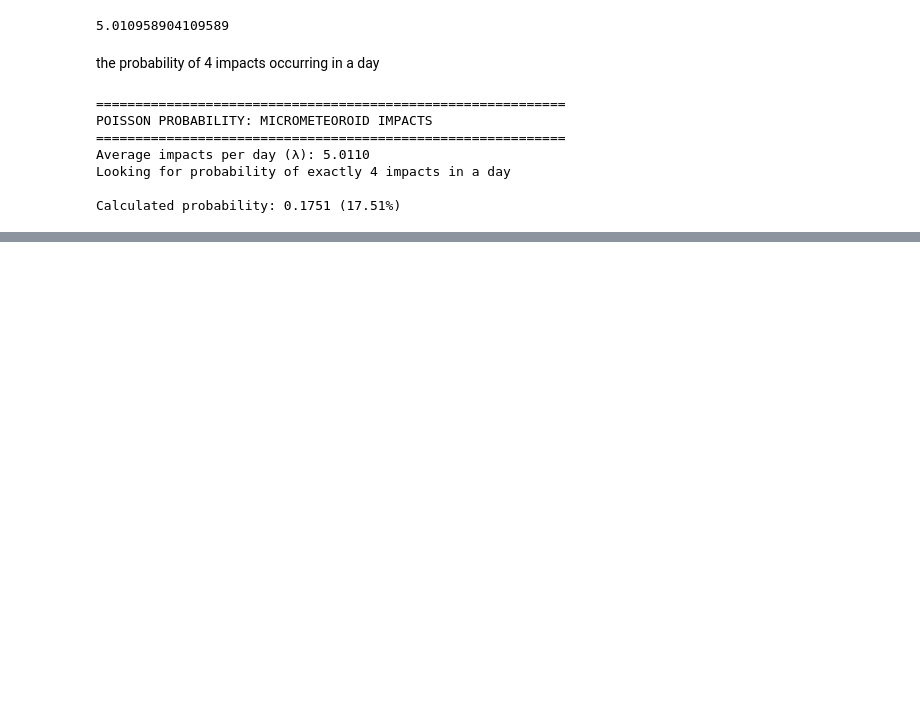
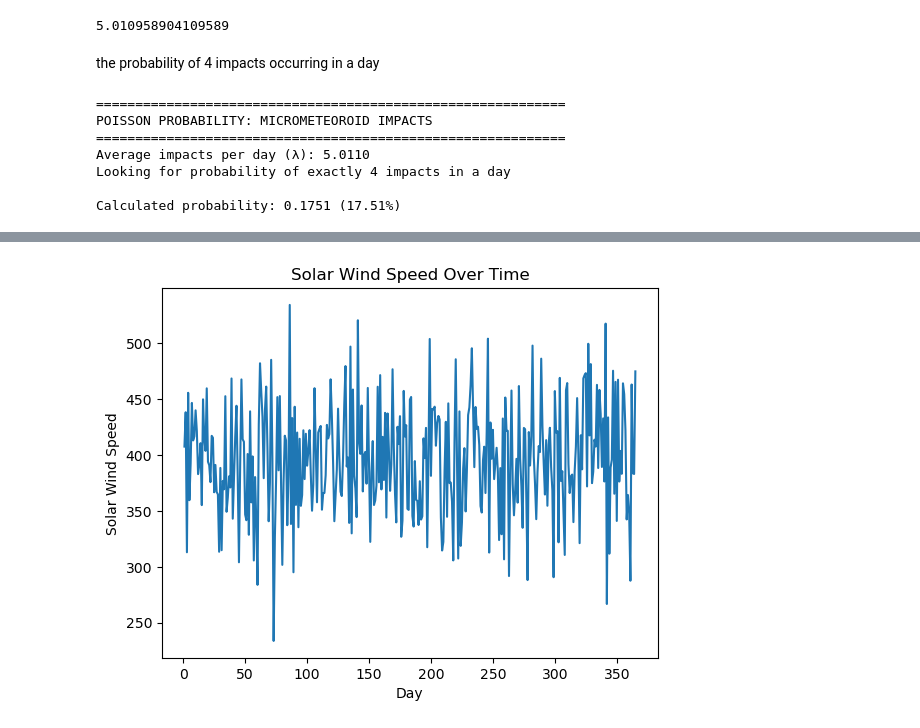
Before and after one commit to Tobibal21/space-weather-analysis, a Jupyter notebook: Space_Weather_Analysis.ipynb, the cells around one changed output, grey strips where cells are left out. Cells and saved outputs as stored; diff of their text form; code cells hidden in the pictures; blank space fills up the shorter version.

```diff
--- a/Space_Weather_Analysis.ipynb
+++ b/Space_Weather_Analysis.ipynb
@@ -185,0 +225,9 @@ Calculated probability: 0.1751 (17.51%)
+# %%
+#Solar Wind Over Time
+plt.plot(df["Day"], df["Solar_Wind_Speed_km_s"])
+plt.title("Solar Wind Speed Over Time")
+plt.xlabel("Day")
+plt.ylabel("Solar Wind Speed")
+plt.show()
+# %% [output]
+[figure, added]
```
Also changed, not shown: parts of 11 cells of this notebook.
